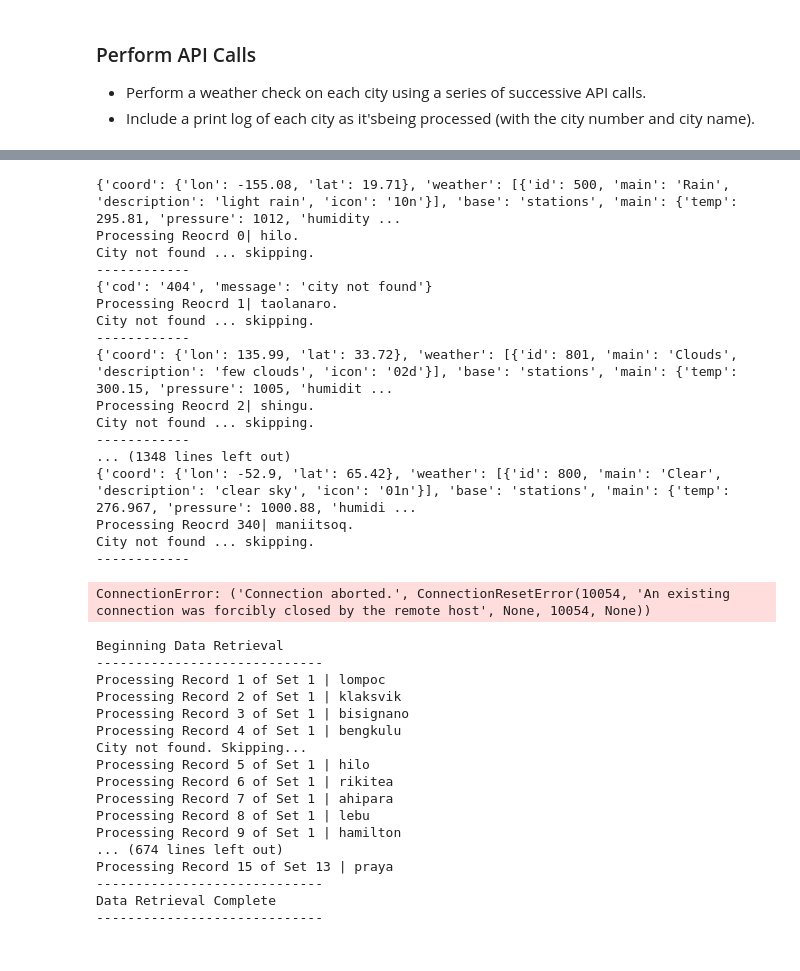
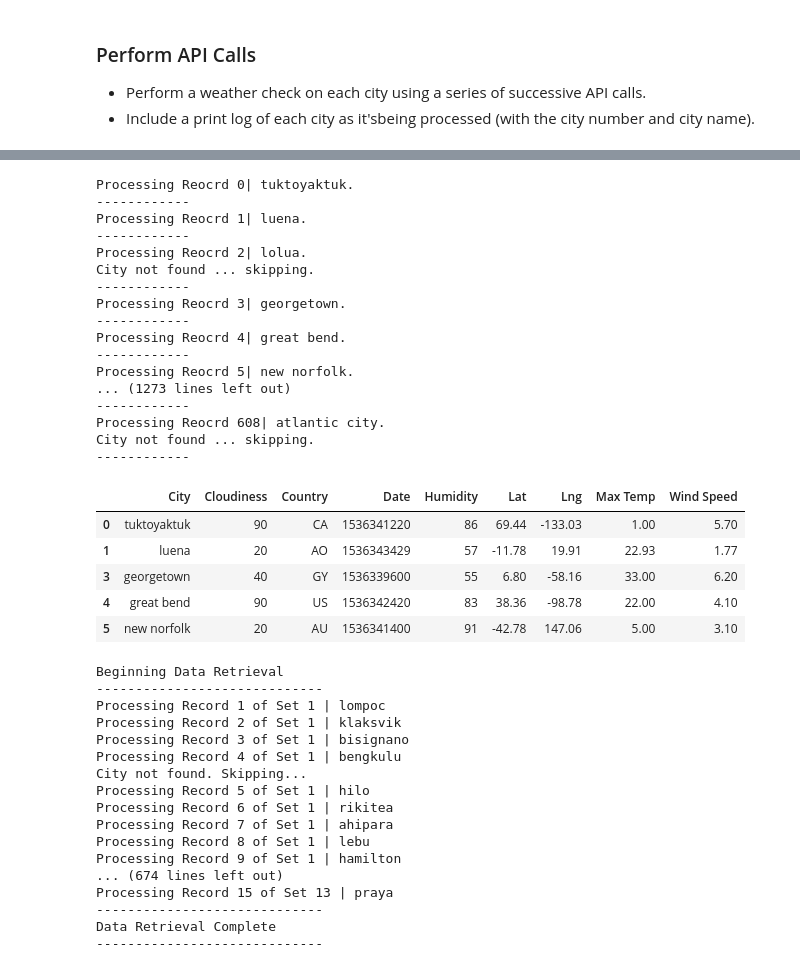
Before and after one commit to yuhsul1/API-Homework, a Jupyter notebook: Instructions/starter_code/WeatherPy.ipynb, the cells around one changed output, grey strips where cells are left out. Drawn from its saved outputs; the diff is of its cells as text; code cells hidden in the pictures.

Commit message:
API query and data extraction completed

```diff
--- a/Instructions/starter_code/WeatherPy.ipynb
+++ b/Instructions/starter_code/WeatherPy.ipynb
@@ -81,55 +81,60 @@ cities_weather.head()
 url = 'http://api.openweathermap.org/data/2.5/weather?'
 params = {
     "APPID": api_key,
-    "Units": "metric"
+    "units": "imperial"
 }
 
 for index, row in cities_weather.iterrows():
     city_name = row["City"]
     params["q"] = city_name
 
-
     response = requests.get(url, params=params).json()
-    print(response)
-    # extract results
-    #results = response['results']
 
     try:
         print(f"Processing Reocrd {index}| {city_name}.")
 
-
-        cities_weather.loc[index, 'Cloudiness'] = response["clouds"]["0"]
-        cities_weather.loc[index, 'Country'] = response["sys"]["country"]
-        cities_weather.loc[index, 'Date'] = response["id"]
-        cities_weather.loc[index, 'Humidity'] = response["main"]["humidity"]
-        cities_weather.loc[index, 'Lat'] = response["coord"]["lat"]
-        cities_weather.loc[index, 'Lng'] = response["coord"]["lon"]
-        cities_weather.loc[index, 'Max temp'] = response["main"]["temp_max"]
-        cities_weather.loc[index, 'Wind Speed'] = response["wind"]["speed"]
+        cities_weather.loc[index, "Cloudiness"] = response["clouds"]["all"]
+        cities_weather.loc[index, "Country"] = response["sys"]["country"]
+        cities_weather.loc[index, "Date"] = response["dt"]
+        cities_weather.loc[index, "Humidity"] = response["main"]["humidity"]
+        cities_weather.loc[index, "Lat"] = response["coord"]["lat"]
+        cities_weather.loc[index, "Lng"] = response["coord"]["lon"]
+        cities_weather.loc[index, "Max Temp"] = response["main"]["temp_max"]
+        cities_weather.loc[index, "Wind Speed"] = response["wind"]["speed"]
 
     except (KeyError, IndexError):
         print("City not found ... skipping.")
 
     print("------------")
 # %% [output]
-{'coord': {'lon': -155.08, 'lat': 19.71}, 'weather': [{'id': 500, 'main': 'Rain', 'description': 'light rain', 'icon': '10n'}], 'base': 'stations', 'main': {'temp': 295.81, 'pressure': 1012, 'humidity ...
-Processing Reocrd 0| hilo.
+Processing Reocrd 0| tuktoyaktuk.
+------------
+Processing Reocrd 1| luena.
+------------
+Processing Reocrd 2| lolua.
 City not found ... skipping.
 ------------
-{'cod': '404', 'message': 'city not found'}
-Processing Reocrd 1| taolanaro.
+Processing Reocrd 3| georgetown.
+------------
+Processing Reocrd 4| great bend.
+------------
+Processing Reocrd 5| new norfolk.
+... (1273 lines left out)
+------------
+Processing Reocrd 608| atlantic city.
 City not found ... skipping.
 ------------
-{'coord': {'lon': 135.99, 'lat': 33.72}, 'weather': [{'id': 801, 'main': 'Clouds', 'description': 'few clouds', 'icon': '02d'}], 'base': 'stations', 'main': {'temp': 300.15, 'pressure': 1005, 'humidit ...
-Processing Reocrd 2| shingu.
-City not found ... skipping.
-------------
-... (1348 lines left out)
-{'coord': {'lon': -52.9, 'lat': 65.42}, 'weather': [{'id': 800, 'main': 'Clear', 'description': 'clear sky', 'icon': '01n'}], 'base': 'stations', 'main': {'temp': 276.967, 'pressure': 1000.88, 'humidi ...
-Processing Reocrd 340| maniitsoq.
-City not found ... skipping.
-------------
-ConnectionError: ('Connection aborted.', ConnectionResetError(10054, 'An existing connection was forcibly closed by the remote host', None, 10054, None))
+# %%
+cities_weather.replace('', np.nan, inplace=True)
+cities_clean = cities_weather.dropna(how="any")
+cities_clean.head()
+# %% [output]
+|  | City | Cloudiness | Country | Date | Humidity | Lat | Lng | Max Temp | Wind Speed |
+| 0 | tuktoyaktuk | 90 | CA | 1536341220 | 86 | 69.44 | -133.03 | 1.00 | 5.70 |
+| 1 | luena | 20 | AO | 1536343429 | 57 | -11.78 | 19.91 | 22.93 | 1.77 |
+| 3 | georgetown | 40 | GY | 1536339600 | 55 | 6.80 | -58.16 | 33.00 | 6.20 |
+| 4 | great bend | 90 | US | 1536342420 | 83 | 38.36 | -98.78 | 22.00 | 4.10 |
+| 5 | new norfolk | 20 | AU | 1536341400 | 91 | -42.78 | 147.06 | 5.00 | 3.10 |
 # %%
 # %% [output]
 Beginning Data Retrieval
```
Also changed, not shown: parts of 2 cells of this notebook.
